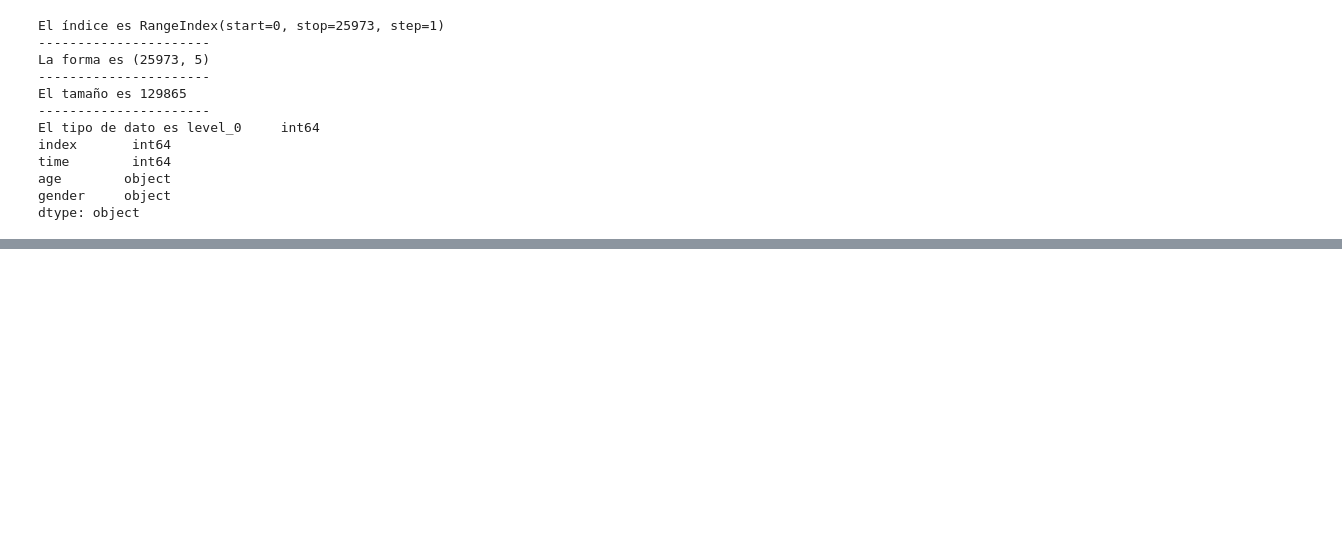
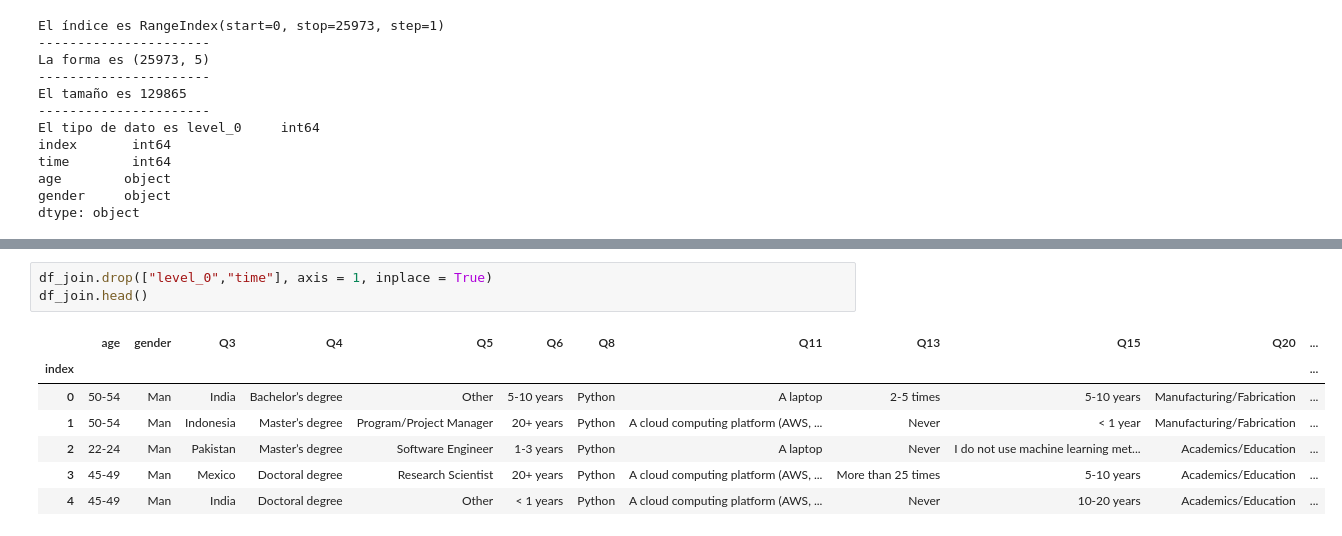
Before and after one commit to LourdesBoj/promoE_modulo2_proyecto_equipo3_AndreaIreneLourdesVictoria, a Jupyter notebook: Jupyter/Preguntas.ipynb, the cells around one changed output, grey strips where cells are left out. Saved outputs shown, nothing was run; the diff lists cells and outputs as text; blank space fills up the shorter version.

```diff
--- a/Jupyter/Preguntas.ipynb
+++ b/Jupyter/Preguntas.ipynb
@@ -157,0 +178,11 @@ dtype: object
+# %%
+df_join.drop(["level_0","time"], axis = 1, inplace = True)
+df_join.head()
+# %% [output]
+|  | age | gender | Q3 | Q4 | Q5 | Q6 | Q8 | Q11 | Q13 | Q15 | Q20 | ... |
+| index |  |  |  |  |  |  |  |  |  |  |  | ... |
+| 0 | 50-54 | Man | India | Bachelor’s degree | Other | 5-10 years | Python | A laptop | 2-5 times | 5-10 years | Manufacturing/Fabrication | ... |
+| 1 | 50-54 | Man | Indonesia | Master’s degree | Program/Project Manager | 20+ years | Python | A cloud computing platform (AWS, ... | Never | < 1 year | Manufacturing/Fabrication | ... |
+| 2 | 22-24 | Man | Pakistan | Master’s degree | Software Engineer | 1-3 years | Python | A laptop | Never | I do not use machine learning met... | Academics/Education | ... |
+| 3 | 45-49 | Man | Mexico | Doctoral degree | Research Scientist | 20+ years | Python | A cloud computing platform (AWS, ... | More than 25 times | 5-10 years | Academics/Education | ... |
+| 4 | 45-49 | Man | India | Doctoral degree | Other | < 1 years | Python | A cloud computing platform (AWS, ... | Never | 10-20 years | Academics/Education | ... |
```
Also changed, not shown: parts of 19 cells of this notebook.
